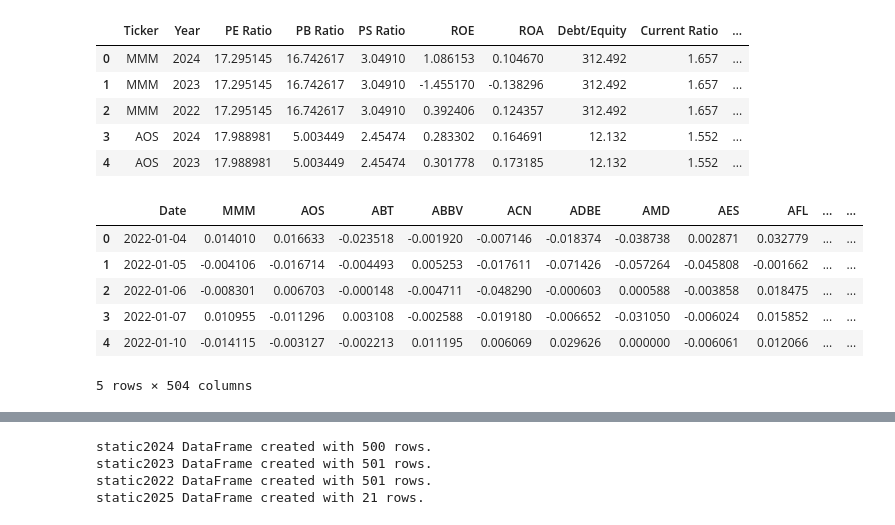
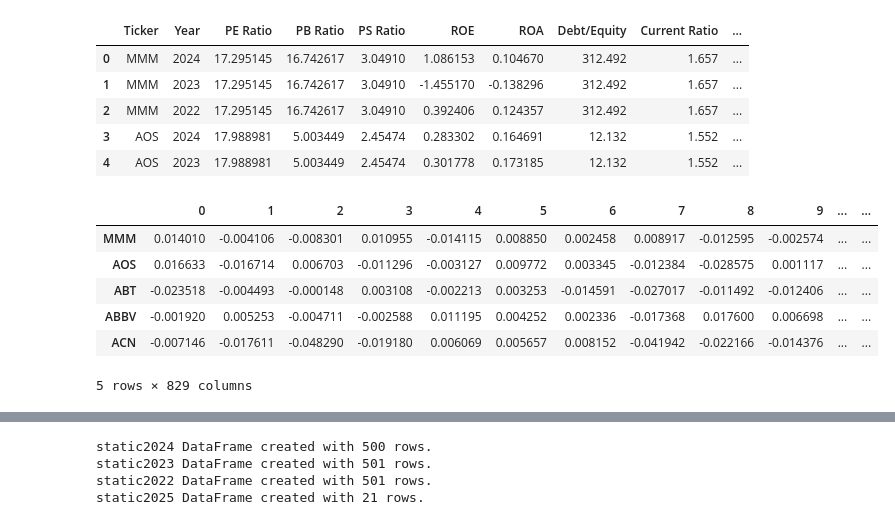
Before and after one commit to rustadadam/PF-GAP, a Jupyter notebook: experiments/stock_data.ipynb, the cells around one changed output, grey strips where cells are left out. Drawn from its saved outputs; the diff is of its cells as text; code cells hidden in the pictures.

```diff
--- a/experiments/stock_data.ipynb
+++ b/experiments/stock_data.ipynb
@@ -34,16 +35,16 @@ static_data.head()
 | 4 | AOS | 2023 | 17.988981 | 5.003449 | 2.45474 | 0.301778 | 0.173185 | 12.132 | 1.552 | ... |
 # %%
 # drop row with index 0 and reset index
-time_series = time_series.drop(0).reset_index(drop=True)
+time_series = time_series.drop(0).reset_index(drop=True).drop(columns=['Date']).dropna(axis=1).T
 
 # show the first few rows
 time_series.head()
 # %% [output]
-|  | Date | MMM | AOS | ABT | ABBV | ACN | ADBE | AMD | AES | AFL | ... | ... |
-| 0 | 2022-01-04 | 0.014010 | 0.016633 | -0.023518 | -0.001920 | -0.007146 | -0.018374 | -0.038738 | 0.002871 | 0.032779 | ... | ... |
-| 1 | 2022-01-05 | -0.004106 | -0.016714 | -0.004493 | 0.005253 | -0.017611 | -0.071426 | -0.057264 | -0.045808 | -0.001662 | ... | ... |
-| 2 | 2022-01-06 | -0.008301 | 0.006703 | -0.000148 | -0.004711 | -0.048290 | -0.000603 | 0.000588 | -0.003858 | 0.018475 | ... | ... |
-| 3 | 2022-01-07 | 0.010955 | -0.011296 | 0.003108 | -0.002588 | -0.019180 | -0.006652 | -0.031050 | -0.006024 | 0.015852 | ... | ... |
-| 4 | 2022-01-10 | -0.014115 | -0.003127 | -0.002213 | 0.011195 | 0.006069 | 0.029626 | 0.000000 | -0.006061 | 0.012066 | ... | ... |
+|  | 0 | 1 | 2 | 3 | 4 | 5 | 6 | 7 | 8 | 9 | ... | ... |
+| MMM | 0.014010 | -0.004106 | -0.008301 | 0.010955 | -0.014115 | 0.008850 | 0.002458 | 0.008917 | -0.012595 | -0.002574 | ... | ... |
+| AOS | 0.016633 | -0.016714 | 0.006703 | -0.011296 | -0.003127 | 0.009772 | 0.003345 | -0.012384 | -0.028575 | 0.001117 | ... | ... |
+| ABT | -0.023518 | -0.004493 | -0.000148 | 0.003108 | -0.002213 | 0.003253 | -0.014591 | -0.027017 | -0.011492 | -0.012406 | ... | ... |
+| ABBV | -0.001920 | 0.005253 | -0.004711 | -0.002588 | 0.011195 | 0.004252 | 0.002336 | -0.017368 | 0.017600 | 0.006698 | ... | ... |
+| ACN | -0.007146 | -0.017611 | -0.048290 | -0.019180 | 0.006069 | 0.005657 | 0.008152 | -0.041942 | -0.022166 | -0.014376 | ... | ... |
-5 rows × 504 columns
+5 rows × 829 columns
 # %%
```
Also changed, not shown: parts of 5 cells of this notebook, 1 other file.
